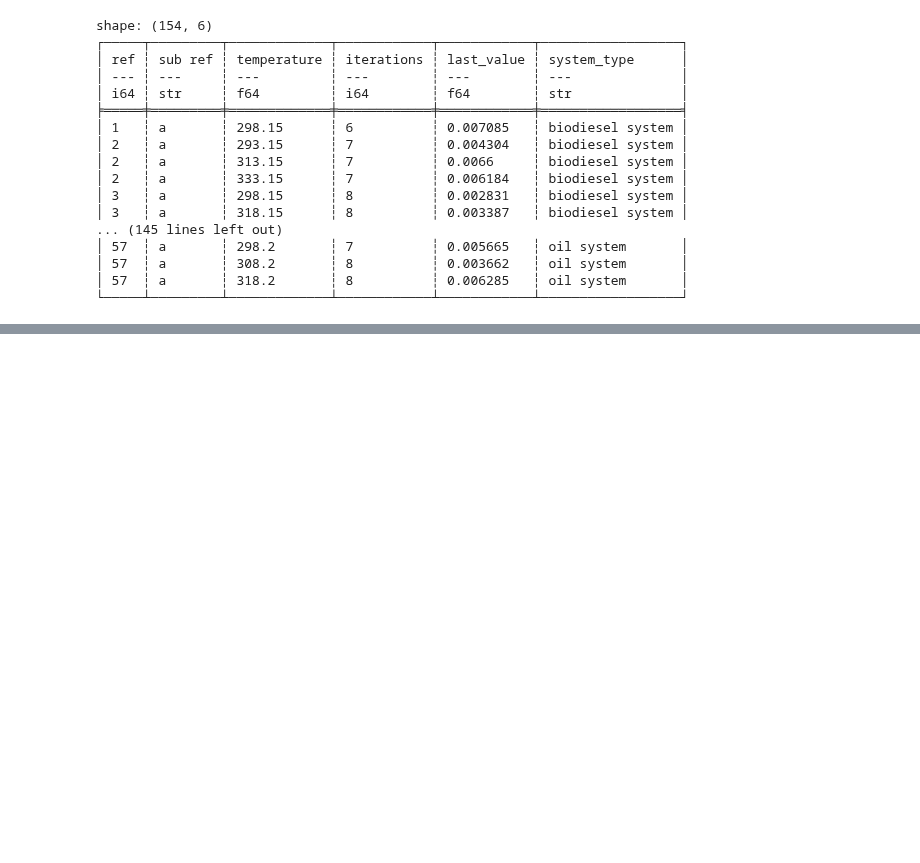
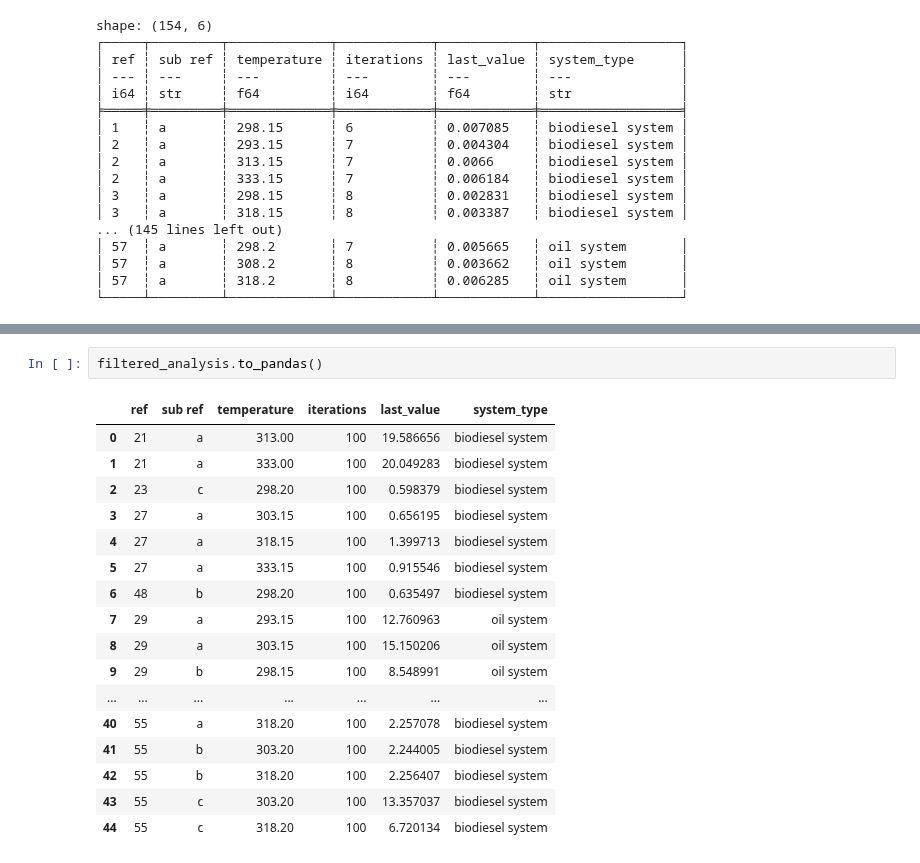
Before and after one commit to Juandhb99/ThermOleo, a Jupyter notebook: Evaluation/comp_eval.ipynb, the cells around one changed output, grey strips where cells are left out. Drawn from its saved outputs; the diff is of its cells as text; blank space fills up the shorter version.

```diff
--- a/Evaluation/comp_eval.ipynb
+++ b/Evaluation/comp_eval.ipynb
@@ -232,0 +259,20 @@ shape: (154, 6)
+# %%
+filtered_analysis.to_pandas()
+# %% [output]
+|  | ref | sub ref | temperature | iterations | last_value | system_type |
+| 0 | 21 | a | 313.00 | 100 | 19.586656 | biodiesel system |
+| 1 | 21 | a | 333.00 | 100 | 20.049283 | biodiesel system |
+| 2 | 23 | c | 298.20 | 100 | 0.598379 | biodiesel system |
+| 3 | 27 | a | 303.15 | 100 | 0.656195 | biodiesel system |
+| 4 | 27 | a | 318.15 | 100 | 1.399713 | biodiesel system |
+| 5 | 27 | a | 333.15 | 100 | 0.915546 | biodiesel system |
+| 6 | 48 | b | 298.20 | 100 | 0.635497 | biodiesel system |
+| 7 | 29 | a | 293.15 | 100 | 12.760963 | oil system |
+| 8 | 29 | a | 303.15 | 100 | 15.150206 | oil system |
+| 9 | 29 | b | 298.15 | 100 | 8.548991 | oil system |
+| ... | ... | ... | ... | ... | ... | ... |
+| 40 | 55 | a | 318.20 | 100 | 2.257078 | biodiesel system |
+| 41 | 55 | b | 303.20 | 100 | 2.244005 | biodiesel system |
+| 42 | 55 | b | 318.20 | 100 | 2.256407 | biodiesel system |
+| 43 | 55 | c | 303.20 | 100 | 13.357037 | biodiesel system |
+| 44 | 55 | c | 318.20 | 100 | 6.720134 | biodiesel system |
```
Also changed, not shown: parts of 4 cells of this notebook, 1 other file.
